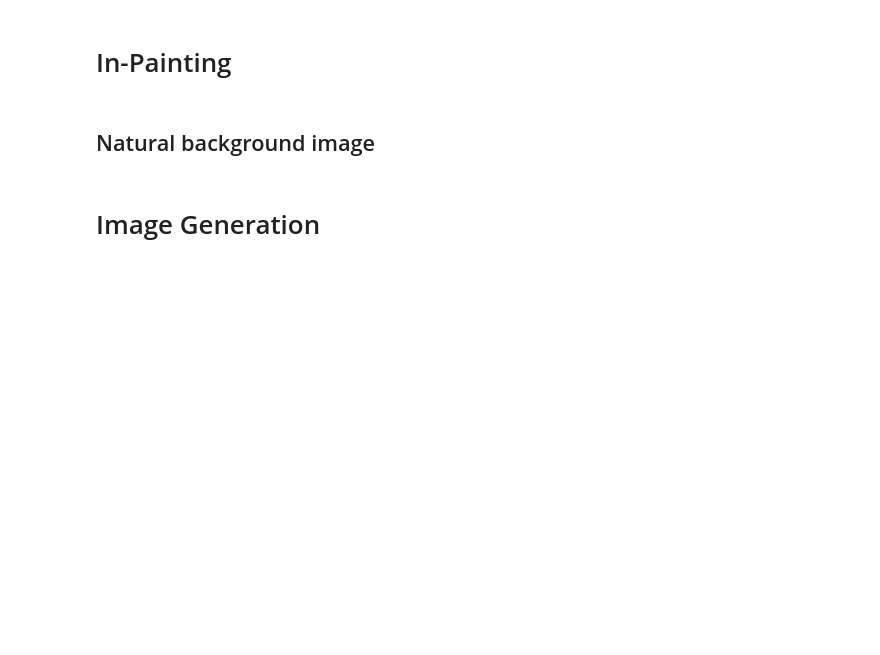
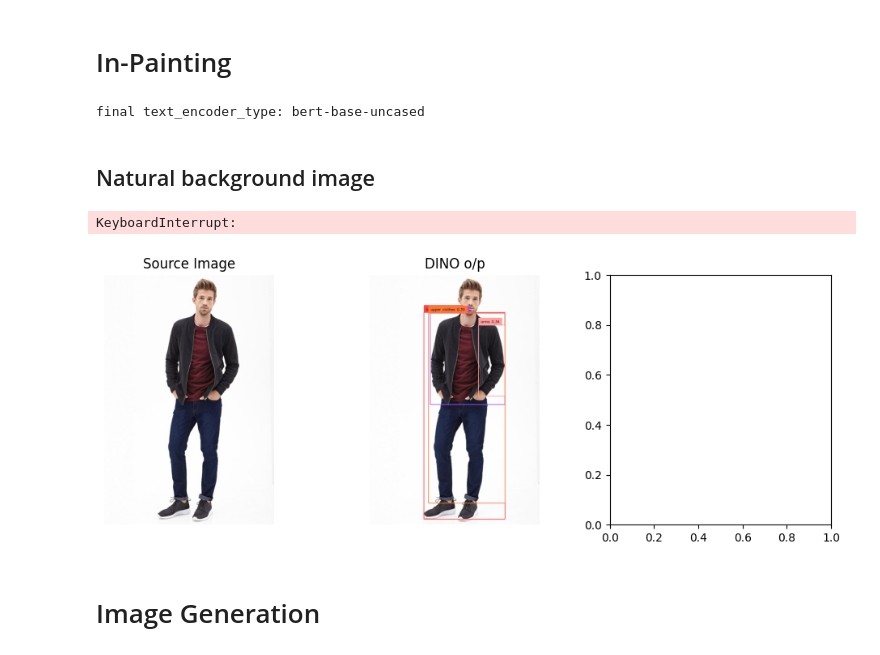
Before and after one commit to Sumukha21/FashionXchange, a Jupyter notebook: notebooks/text_based_image_editing.ipynb, the cells around one changed output. Drawn from its saved outputs; the diff is of its cells as text; code cells hidden in the pictures; blank space fills up the shorter version.

```diff
--- a/notebooks/text_based_image_editing.ipynb
+++ b/notebooks/text_based_image_editing.ipynb
@@ -129,25 +132,27 @@ def edit_image(path, item, prompt, box_threshold, text_threshold):
 device = "cuda"
 
 # Paths
-sam_checkpoint_path = "/content/GroundingDINO/weights/sam_vit_h_4b8939.pth"
-groundingdino_model_path = "/content/GroundingDINO/groundingdino/config/GroundingDINO_SwinT_OGC.py"
-groundingdino_weights_path = "/content/GroundingDINO/weights/groundingdino_swint_ogc.pth"
+sam_checkpoint_path = r"C:\Users\sumuk\OneDrive\Desktop\GitHub\FashionXchange\GroundingDINO\weights\sam_vit_h_4b8939.pth"
+groundingdino_model_path = r"C:\Users\sumuk\OneDrive\Desktop\GitHub\FashionXchange\GroundingDINO\groundingdino\config\GroundingDINO_SwinT_OGC.py"
+groundingdino_weights_path = r"C:\Users\sumuk\OneDrive\Desktop\GitHub\FashionXchange\GroundingDINO\weights\groundingdino_swint_ogc.pth"
 
 # SAM Parameters
 model_type = "vit_h"
 sam_model = sam_model_registry[model_type](checkpoint=sam_checkpoint_path).to(device=device)
 sam_predictor = SamPredictor(sam_model)
 
-# Stable Diffusion
-pipeline = StableDiffusionInpaintPipeline.from_pretrained("stabilityai/stable-diffusion-2-inpainting",
-                                                     torch_dtype=torch.float16).to(device)
+# # Stable Diffusion
+# pipeline = StableDiffusionInpaintPipeline.from_pretrained("stabilityai/stable-diffusion-2-inpainting",
+#                                                      torch_dtype=torch.float16).to(device)
 
 # Grounding DINO
 groundingdino_model = load_model(groundingdino_model_path, groundingdino_weights_path)
+# %% [output]
+final text_encoder_type: bert-base-uncased
 # %%
 def get_mask(img_path, looking_for, box_threshold=0.3, text_threshold=0.25):
   fig, axs = plt.subplots(1, 3, figsize=(12, 4))
-  src, img = load_image(image_path)
+  src, img = load_image(img_path)
   axs[0].imshow(src, cmap='gray')
   axs[0].set_title('Source Image')
   axs[0].axis('off')
@@ -183,9 +188,12 @@ def get_mask(img_path, looking_for, box_threshold=0.3, text_threshold=0.25):
 # %% [markdown]
 ## Natural background image
 # %%
-image_path = "/content/WOMEN-Tees_Tanks-id_00002747-02_7_additional.jpg" #"/content/WOMEN-Rompers_Jumpsuits-id_00007978-05_1_front.jpg"
-looking_for = "clothes, arms"
+image_path = r"C:\Users\sumuk\OneDrive\Desktop\GitHub\FashionXchange\text2human\images\MEN-Denim-id_00000750-01_1_front.jpg"
+looking_for = "upper clothes, arms"
 masks, src = get_mask(image_path, looking_for, box_threshold=0.3, text_threshold=0.25)
+# %% [output]
+KeyboardInterrupt:
+[figure, added]
 # %%
 change_required = "A lady standing sideways wearing a Women's suit"
 # %%
```
Also changed, not shown: parts of 16 cells of this notebook, 14 other files.
